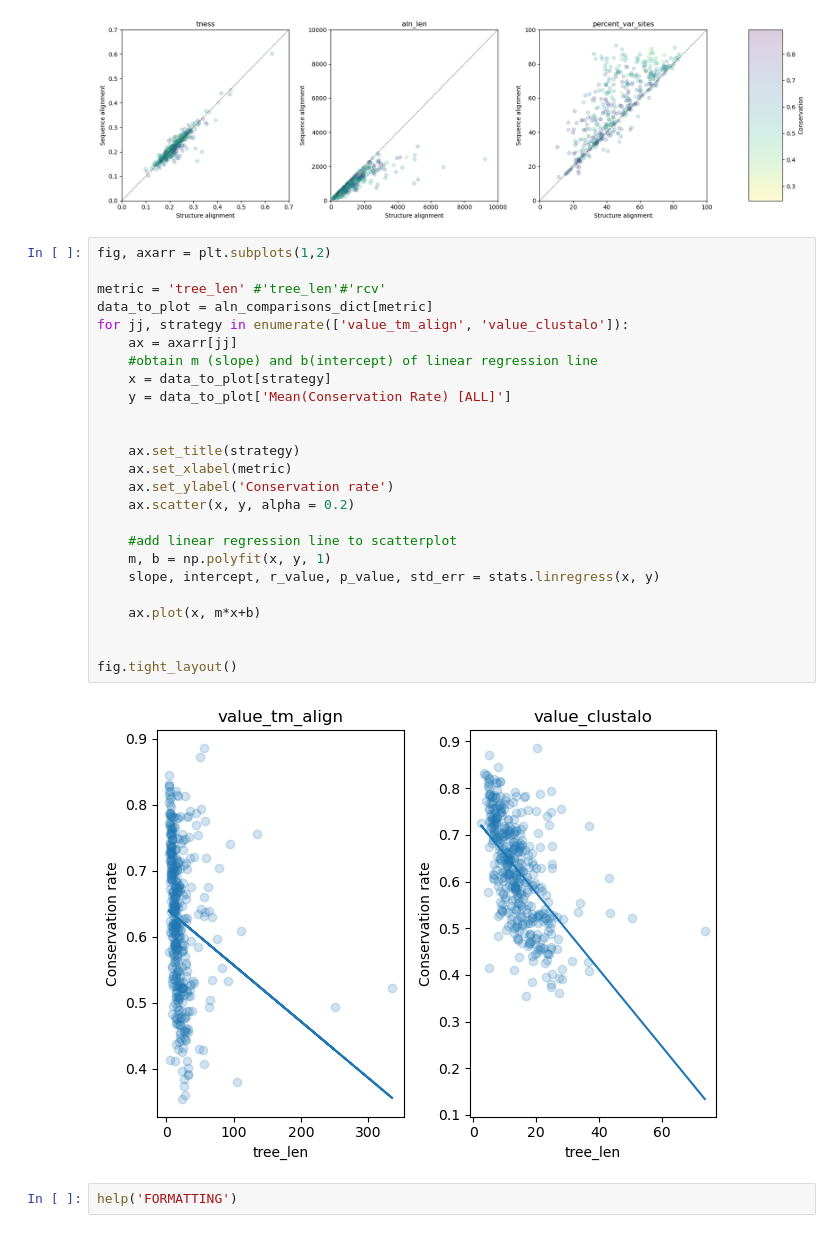
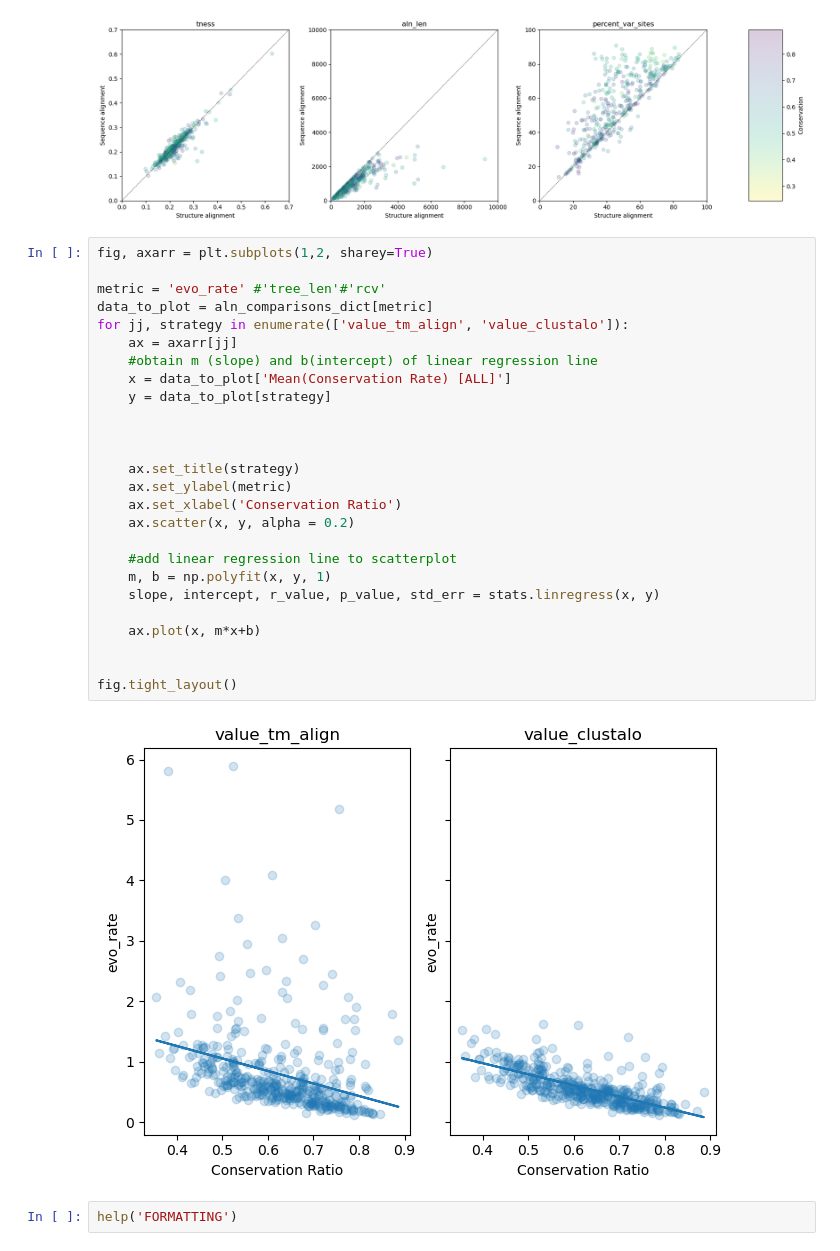
Before and after one commit to heineike02/diverse_yeast, a Jupyter notebook: 20230314_struct_seq_alignment_comparisons.ipynb, the cells around one changed output. Drawn from its saved outputs; the diff is of its cells as text.

```diff
--- a/20230314_struct_seq_alignment_comparisons.ipynb
+++ b/20230314_struct_seq_alignment_comparisons.ipynb
@@ -134,32 +134,33 @@ fig.tight_layout()
 # %% [output]
 [figure]
 # %%
-fig, axarr = plt.subplots(1,2)
+fig, axarr = plt.subplots(1,2, sharey=True)
 
-metric = 'tree_len' #'tree_len'#'rcv'
+metric = 'evo_rate' #'tree_len'#'rcv'
 data_to_plot = aln_comparisons_dict[metric]
 for jj, strategy in enumerate(['value_tm_align', 'value_clustalo']):
     ax = axarr[jj]
     #obtain m (slope) and b(intercept) of linear regression line
-    x = data_to_plot[strategy]
-    y = data_to_plot['Mean(Conservation Rate) [ALL]']
+    x = data_to_plot['Mean(Conservation Rate) [ALL]']
+    y = data_to_plot[strategy]
+
 
 
     ax.set_title(strategy)
-    ax.set_xlabel(metric)
-    ax.set_ylabel('Conservation rate')
+    ax.set_ylabel(metric)
+    ax.set_xlabel('Conservation Ratio')
     ax.scatter(x, y, alpha = 0.2)
 
     #add linear regression line to scatterplot
     m, b = np.polyfit(x, y, 1)
     slope, intercept, r_value, p_value, std_err = stats.linregress(x, y)
 
     ax.plot(x, m*x+b)
 
 
 fig.tight_layout()
 # %% [output]
-[figure, old version]
+[figure, new version]
 # %%
 help('FORMATTING')
 # %% [output]
```
Also changed, not shown: 7 other files.
